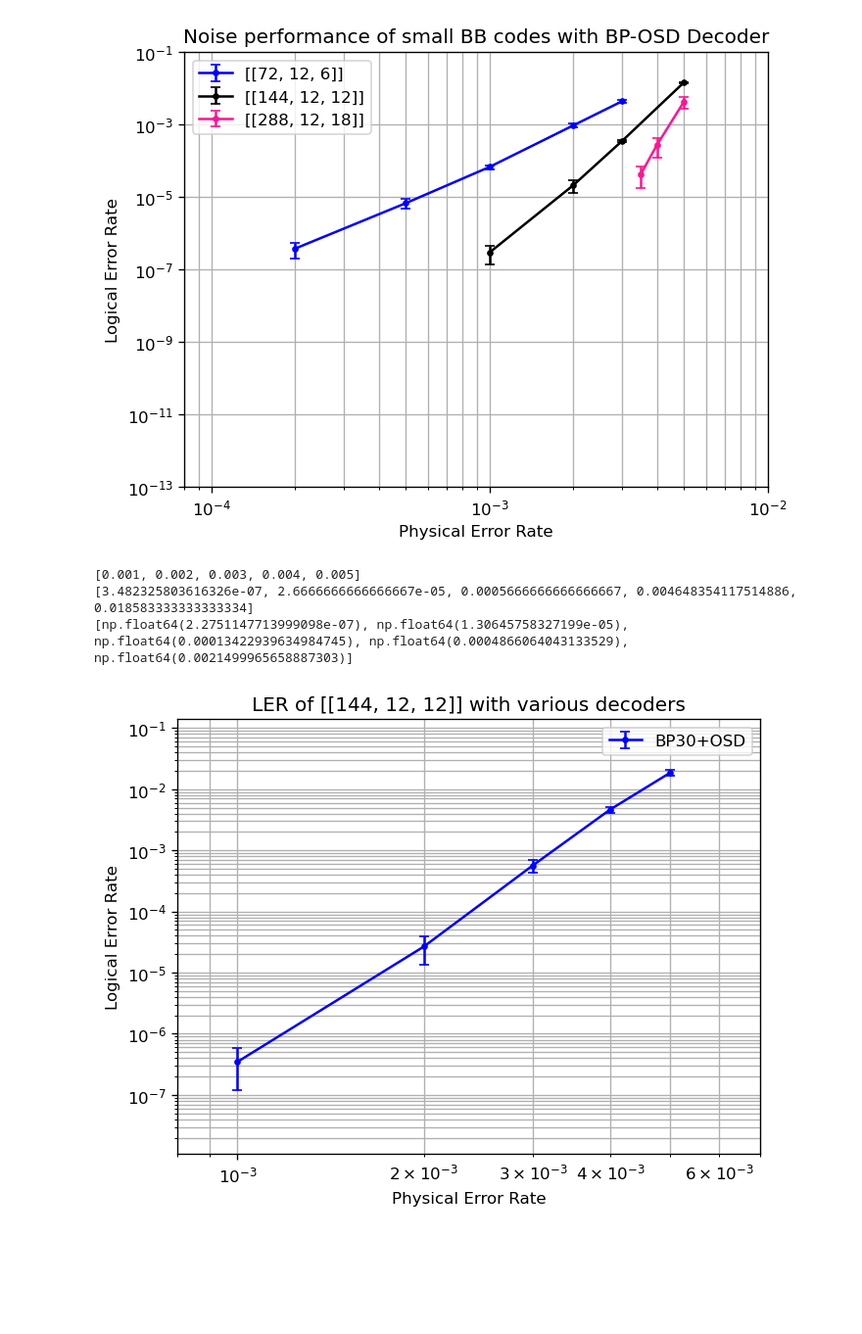
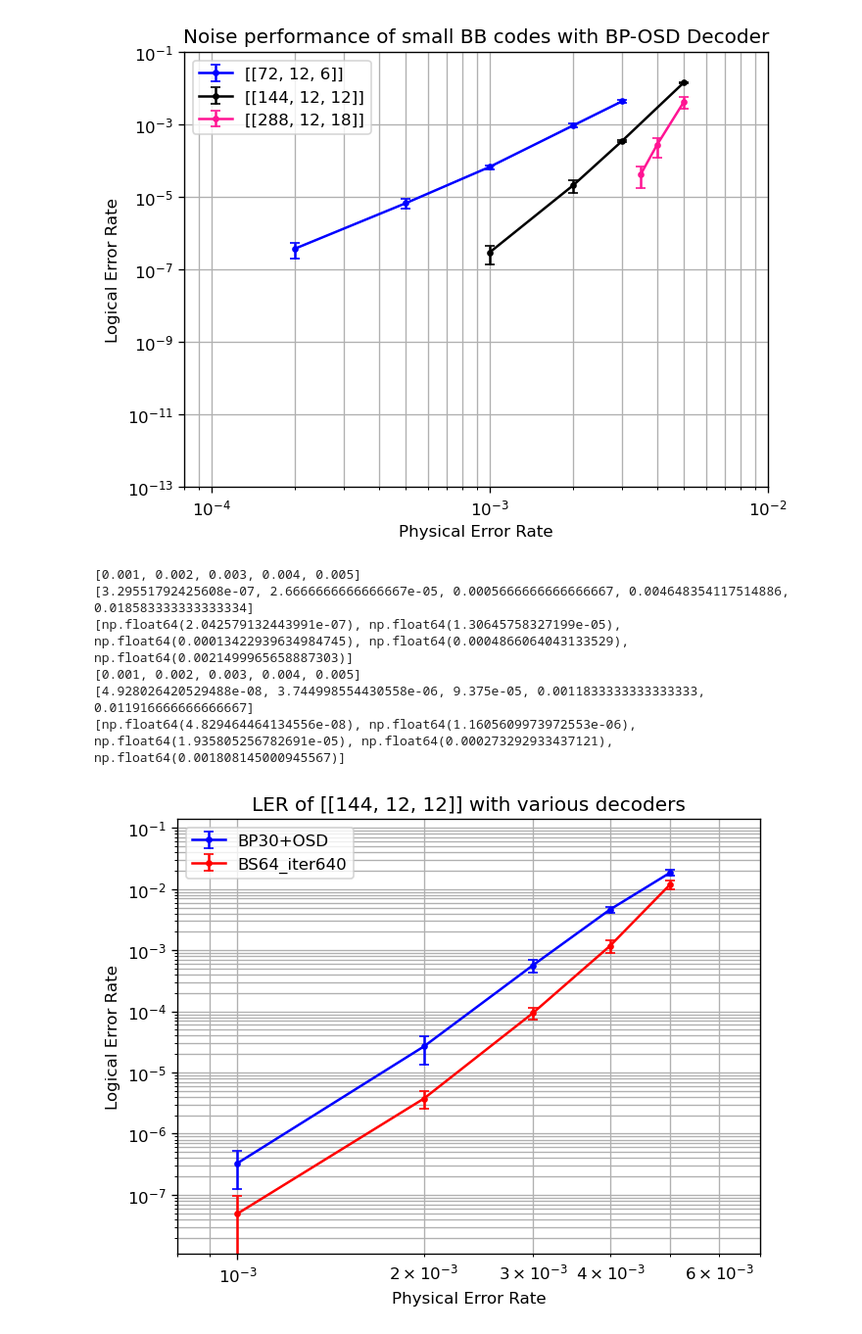
Before and after one commit to WestGround/BivariateBicycleCodes, a Jupyter notebook: plot.ipynb, the cells around one changed output. Shown at 98% size. Drawn from its saved outputs; the diff is of its cells as text; code cells hidden in the pictures; blank space fills up the shorter version.

```diff
--- a/plot.ipynb
+++ b/plot.ipynb
@@ -50,40 +50,44 @@ fig.set_dpi(120)
 [figure]
 # %%
 # Beam Search Decoder
-dataset = [([1e-3, 2e-3, 3e-3, 4e-3, 5e-3], [(2528687, 10), (50000, 16), (10000, 68), (5934, 331), (1000, 223)], 12)]
-labels = ['BP30+OSD']
-color = ['blue']
+dataset = [([1e-3, 2e-3, 3e-3, 4e-3, 5e-3], [(2528687, 10), (50000, 16), (10000, 68), (5934, 331), (1000, 223)], 12), \
+           ([1e-3, 2e-3, 3e-3, 4e-3, 5e-3], [(6_764_033, 4), (890_076, 40), (80000, 90), (5000, 71), (1000, 143)], 12)]
+labels = ['BP30+OSD', 'BS64_iter640']
+color = ['blue', 'red']
 xss = []
 yss = []
 yerrs = []
 for i in range(len(dataset)):
     xs, data, n_c = dataset[i]
     assert isinstance(xs, list) and isinstance(data, list)
     xss.append(xs)
     yss.append([float(failure)/(float(shots)*n_c) for shots, failure in data])
     yerrs.append([
         1.96 * np.sqrt(max(float(failure)/float(shots), 1 / float(shots)) * (1 - float(failure)/float(shots)) / float(shots)) / n_c
         for shots, failure in data
     ])
 
 fig, ax = plt.subplots(1, 1)
 for i in range(len(yss)):
     print(xss[i])
     print(yss[i])
     print(yerrs[i])
     ax.errorbar(xss[i], yss[i], yerr=yerrs[i], marker='.', capsize=3, label=labels[i], color=color[i])
 ax.set_ylim(1e-8+(1e-9), 1e-1+4e-2)
 ax.set_xlim(8e-4, 7e-3)
 ax.loglog()
 ax.set_title("LER of [[144, 12, 12]] with various decoders")
 ax.set_xlabel("Physical Error Rate")
 ax.set_ylabel("Logical Error Rate")
 ax.grid(which='major')
 ax.grid(which='minor')
 ax.legend()
 fig.set_dpi(120)
 # %% [output]
 [0.001, 0.002, 0.003, 0.004, 0.005]
-[3.482325803616326e-07, 2.6666666666666667e-05, 0.0005666666666666667, 0.004648354117514886, 0.018583333333333334]
-[np.float64(2.2751147713999098e-07), np.float64(1.30645758327199e-05), np.float64(0.00013422939634984745), np.float64(0.0004866064043133529), np.float64(0.0021499965658887303)]
+[3.29551792425608e-07, 2.6666666666666667e-05, 0.0005666666666666667, 0.004648354117514886, 0.018583333333333334]
+[np.float64(2.042579132443991e-07), np.float64(1.30645758327199e-05), np.float64(0.00013422939634984745), np.float64(0.0004866064043133529), np.float64(0.0021499965658887303)]
+[0.001, 0.002, 0.003, 0.004, 0.005]
+[4.928026420529488e-08, 3.744998554430558e-06, 9.375e-05, 0.0011833333333333333, 0.011916666666666667]
+[np.float64(4.829464464134556e-08), np.float64(1.1605609973972553e-06), np.float64(1.935805256782691e-05), np.float64(0.000273292933437121), np.float64(0.001808145000945567)]
-[figure, old version]
+[figure, new version]
```
Also changed, not shown: 8 other files.
